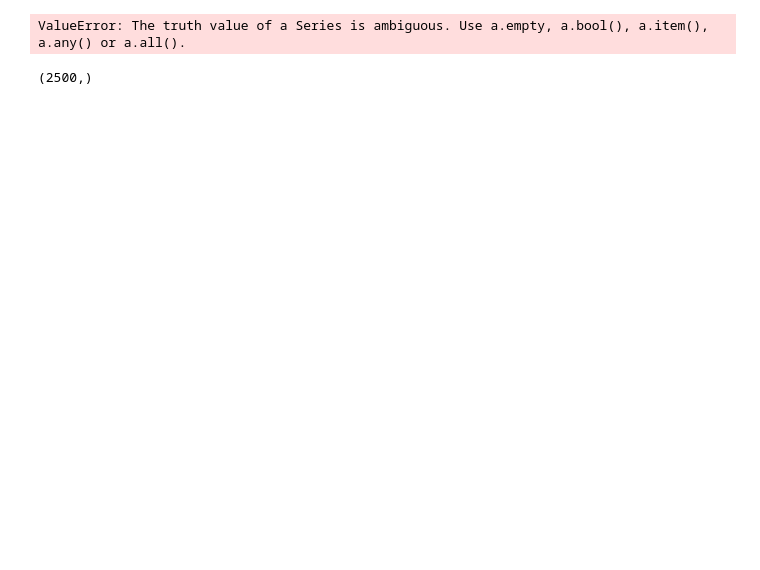
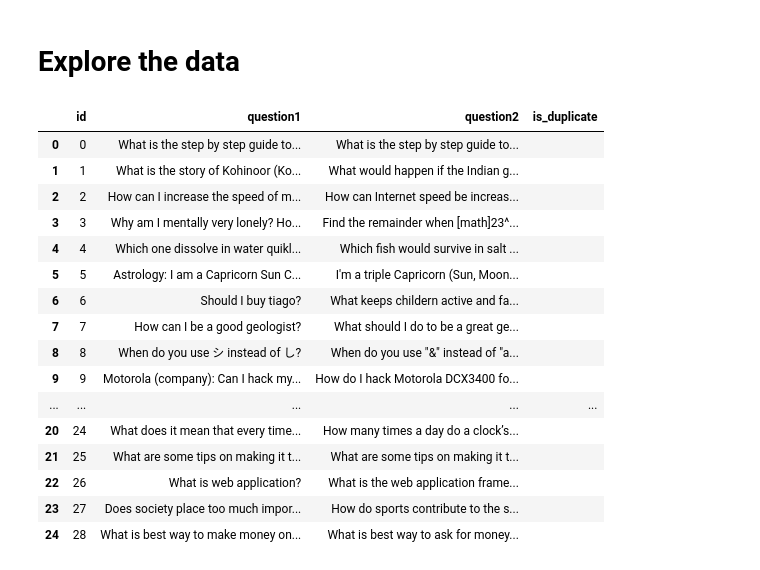
Before and after one commit to andrei-andrianov/quora-question-pairs-kaggle, a Jupyter notebook: Quora Question Pairs.ipynb, the cells around one changed output. Drawn from its saved outputs; the diff is of its cells as text; code cells hidden in the pictures; blank space fills up the shorter version.

```diff
--- a/Quora Question Pairs.ipynb
+++ b/Quora Question Pairs.ipynb
@@ -136,10 +0,0 @@ fuzz.ratio(q1, q2)
-# %%
-train_sample['fuzz'] = fuzz.ratio(
-    train_sample['question1'], train_sample['question2'])
-# %% [output]
-ValueError: The truth value of a Series is ambiguous. Use a.empty, a.bool(), a.item(), a.any() or a.all().
-# %%
-q1_list = train_sample['question1'].values
-q2_list = train_sample['question2'].values
-# %% [output]
-(2500,)
@@ -145,0 +18,26 @@ q2_list = train_sample['question2'].values
+# %% [markdown]
+# Explore the data
+# %%
+df_train = pd.read_csv('data/train_data.csv').fillna('')
+labels = pd.read_csv('data/train_labels.csv').fillna('')
+df_test = pd.read_csv('data/test_data.csv').fillna('')
+# %%
+df_train.head(25)
+# %% [output]
+|  | id | question1 | question2 | is_duplicate |
+| 0 | 0 | What is the step by step guide to... | What is the step by step guide to... |  |
+| 1 | 1 | What is the story of Kohinoor (Ko... | What would happen if the Indian g... |  |
+| 2 | 2 | How can I increase the speed of m... | How can Internet speed be increas... |  |
+| 3 | 3 | Why am I mentally very lonely? Ho... | Find the remainder when [math]23^... |  |
+| 4 | 4 | Which one dissolve in water quikl... | Which fish would survive in salt ... |  |
+| 5 | 5 | Astrology: I am a Capricorn Sun C... | I'm a triple Capricorn (Sun, Moon... |  |
+| 6 | 6 | Should I buy tiago? | What keeps childern active and fa... |  |
+| 7 | 7 | How can I be a good geologist? | What should I do to be a great ge... |  |
+| 8 | 8 | When do you use シ instead of し? | When do you use "&" instead of "a... |  |
+| 9 | 9 | Motorola (company): Can I hack my... | How do I hack Motorola DCX3400 fo... |  |
+| ... | ... | ... | ... | ... |
+| 20 | 24 | What does it mean that every time... | How many times a day do a clock’s... |  |
+| 21 | 25 | What are some tips on making it t... | What are some tips on making it t... |  |
+| 22 | 26 | What is web application? | What is the web application frame... |  |
+| 23 | 27 | Does society place too much impor... | How do sports contribute to the s... |  |
+| 24 | 28 | What is best way to make money on... | What is best way to ask for money... |  |
```
Also changed, not shown: parts of 64 cells of this notebook.
